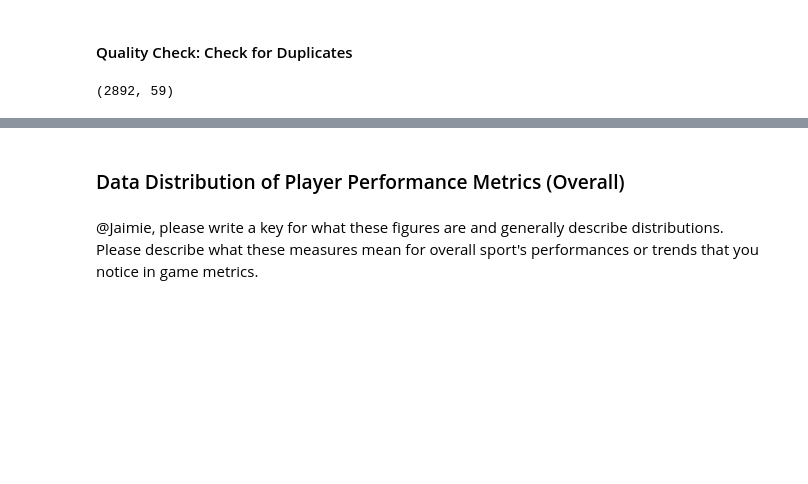
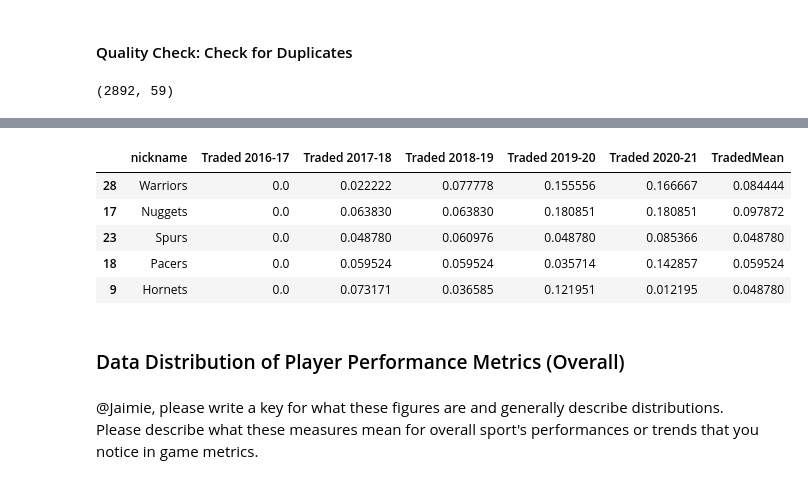
Before and after one commit to agarduno93/NBATrading, a Jupyter notebook: EDACheckpointGroup028-Wi22.ipynb, the cells around one changed output, grey strips where cells are left out. Drawn from its saved outputs; the diff is of its cells as text; code cells hidden in the pictures; blank space fills up the shorter version.

```diff
--- a/EDACheckpointGroup028-Wi22.ipynb
+++ b/EDACheckpointGroup028-Wi22.ipynb
@@ -233,3 +224,12 @@ average_team_trades.sort_values("TIMES_TRADED",ascending=False)
+# %%
+team_trade_sum.tail(5)
+# %% [output]
+|  | nickname | Traded 2016-17 | Traded 2017-18 | Traded 2018-19 | Traded 2019-20 | Traded 2020-21 | TradedMean |
+| 28 | Warriors | 0.0 | 0.022222 | 0.077778 | 0.155556 | 0.166667 | 0.084444 |
+| 17 | Nuggets | 0.0 | 0.063830 | 0.063830 | 0.180851 | 0.180851 | 0.097872 |
+| 23 | Spurs | 0.0 | 0.048780 | 0.060976 | 0.048780 | 0.085366 | 0.048780 |
+| 18 | Pacers | 0.0 | 0.059524 | 0.059524 | 0.035714 | 0.142857 | 0.059524 |
+| 9 | Hornets | 0.0 | 0.073171 | 0.036585 | 0.121951 | 0.012195 | 0.048780 |
 # %% [markdown]
 ###  Data Distribution of Player Performance Metrics (Overall)
 # %% [markdown]
```
Also changed, not shown: parts of 4 cells of this notebook.
